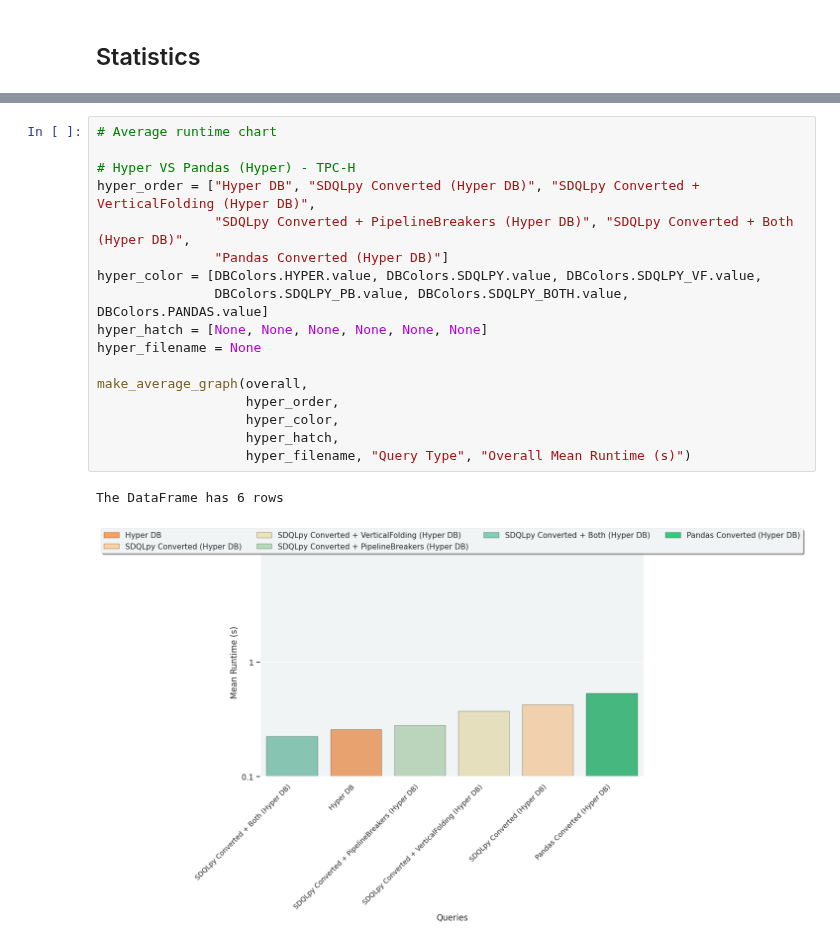
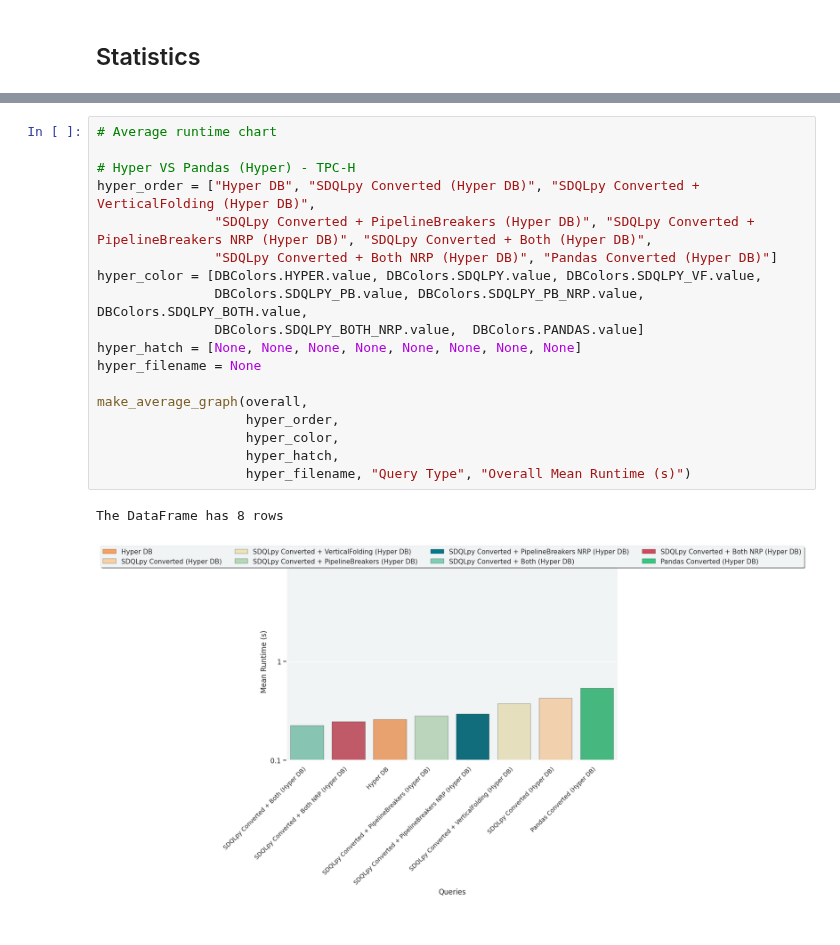
Before and after one commit to groegercesg/QueryBridge, a Jupyter notebook: benchmarking/notebooks/year2_analysis.ipynb, the cells around one changed output, grey strips where cells are left out. Saved outputs shown, nothing was run; the diff lists cells and outputs as text.

```diff
--- a/benchmarking/notebooks/year2_analysis.ipynb
+++ b/benchmarking/notebooks/year2_analysis.ipynb
@@ -328,20 +290,21 @@ overall.head(7)
 # %%
 # Average runtime chart
 
 # Hyper VS Pandas (Hyper) - TPC-H
 hyper_order = ["Hyper DB", "SDQLpy Converted (Hyper DB)", "SDQLpy Converted + VerticalFolding (Hyper DB)",
-               "SDQLpy Converted + PipelineBreakers (Hyper DB)", "SDQLpy Converted + Both (Hyper DB)",
-               "Pandas Converted (Hyper DB)"]
+               "SDQLpy Converted + PipelineBreakers (Hyper DB)", "SDQLpy Converted + PipelineBreakers NRP (Hyper DB)", "SDQLpy Converted + Both (Hyper DB)",
+               "SDQLpy Converted + Both NRP (Hyper DB)", "Pandas Converted (Hyper DB)"]
 hyper_color = [DBColors.HYPER.value, DBColors.SDQLPY.value, DBColors.SDQLPY_VF.value,
-               DBColors.SDQLPY_PB.value, DBColors.SDQLPY_BOTH.value, DBColors.PANDAS.value]
-hyper_hatch = [None, None, None, None, None, None]
+               DBColors.SDQLPY_PB.value, DBColors.SDQLPY_PB_NRP.value,  DBColors.SDQLPY_BOTH.value,
+               DBColors.SDQLPY_BOTH_NRP.value,  DBColors.PANDAS.value]
+hyper_hatch = [None, None, None, None, None, None, None, None]
 hyper_filename = None
 
 make_average_graph(overall,
                    hyper_order,
                    hyper_color,
                    hyper_hatch,
                    hyper_filename, "Query Type", "Overall Mean Runtime (s)")
 # %% [output]
-The DataFrame has 6 rows
+The DataFrame has 8 rows
-[figure, old version]
+[figure, new version]
```
Also changed, not shown: parts of 5 cells of this notebook.
